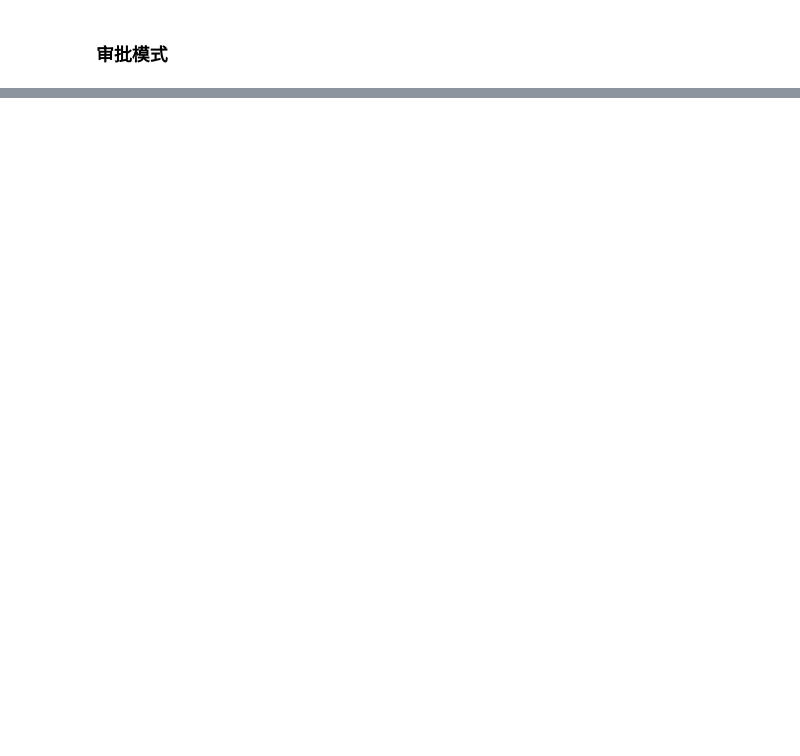
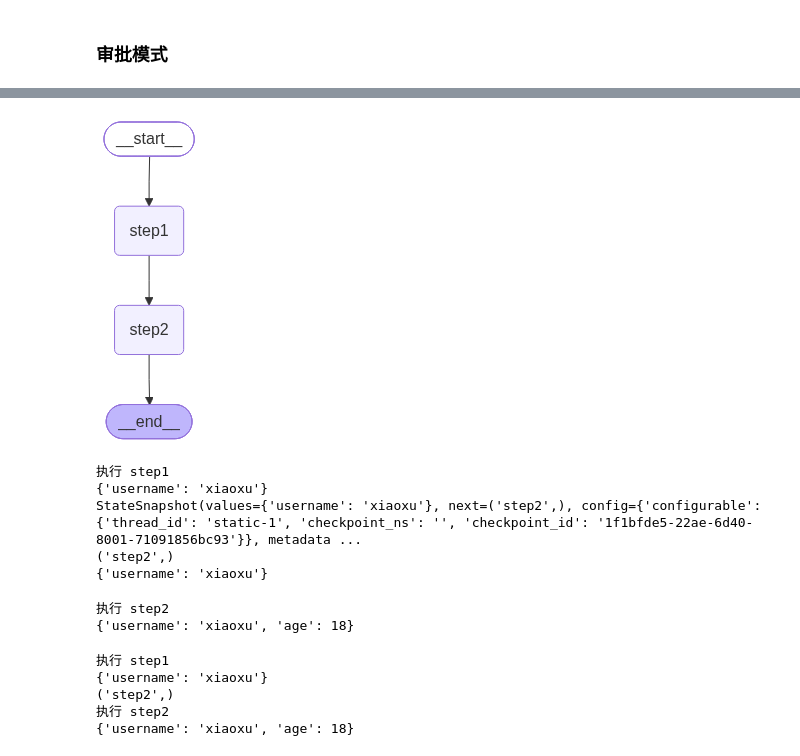
Before and after one commit to xuliji/langgraph_demo, a Jupyter notebook: chapter03/03-中断.ipynb, the cells around one changed output, grey strips where cells are left out. Drawn from its saved outputs; the diff is of its cells as text; code cells hidden in the pictures; blank space fills up the shorter version.

```diff
--- a/chapter03/03-中断.ipynb
+++ b/chapter03/03-中断.ipynb
@@ -166,0 +192,71 @@ content='请求被拒绝' additional_kwargs={} response_metadata={} id='d9dd6238
+# %%
+# 节点里没有任何 interrupt()，断点完全由 invoke 的参数决定
+
+
+def step1(state: OverAllState) -> OverAllState:
+    print("执行 step1")
+    return {
+        "username": "xiaoxu"
+    }
+
+
+def step2(state: OverAllState) -> OverAllState:
+    print("执行 step2")
+    return {
+        "age": 18
+    }
+
+
+static_builder = StateGraph(state_schema=OverAllState)
+static_builder.add_node("step1", step1)
+static_builder.add_node("step2", step2)
+static_builder.add_edge(START, "step1")
+static_builder.add_edge("step1", "step2")
+static_builder.add_edge("step2", END)
+static_graph = static_builder.compile(checkpointer=InMemorySaver())
+display(static_graph)
+
+static_cfg = {
+    "configurable": {
+        "thread_id": "static-1"
+    }
+}
+
+# 在 step2 执行前刹车：step1 已经跑完并落盘，step2 还没跑
+res = static_graph.invoke({"username": "xiaoxu"}, config=static_cfg, interrupt_before=["step2"])
+print(res)
+
+# 静态中断的断点信息不在返回值里，要用 get_state 查
+snap = static_graph.get_state(static_cfg)
+print(snap)
+print(snap.next)    # ('step2',) 下一个待执行的节点
+print(snap.values)  # 已经产生的状态
+# %% [output]
+[figure, added]
+执行 step1
+{'username': 'xiaoxu'}
+StateSnapshot(values={'username': 'xiaoxu'}, next=('step2',), config={'configurable': {'thread_id': 'static-1', 'checkpoint_ns': '', 'checkpoint_id': '1f1bfde5-22ae-6d40-8001-71091856bc93'}}, metadata ...
+('step2',)
+{'username': 'xiaoxu'}
+# %%
+# 恢复执行：input 传 None 即可从断点继续往下跑
+print(static_graph.invoke(None, config=static_cfg))
+# %% [output]
+执行 step2
+{'username': 'xiaoxu', 'age': 18}
+# %%
+# interrupt_after：在节点执行「之后」停，适合「这一步已经生效了，先别急着做下一步」
+after_cfg = {
+    "configurable": {
+        "thread_id": "static-2"
+    }
+}
+print(static_graph.invoke({"username": "xiaoxu"}, config=after_cfg, interrupt_after=["step1"]))
+print(static_graph.get_state(after_cfg).next)
+print(static_graph.invoke(None, config=after_cfg))
+# %% [output]
+执行 step1
+{'username': 'xiaoxu'}
+('step2',)
+执行 step2
+{'username': 'xiaoxu', 'age': 18}
```
Also changed, not shown: parts of 8 cells of this notebook.
